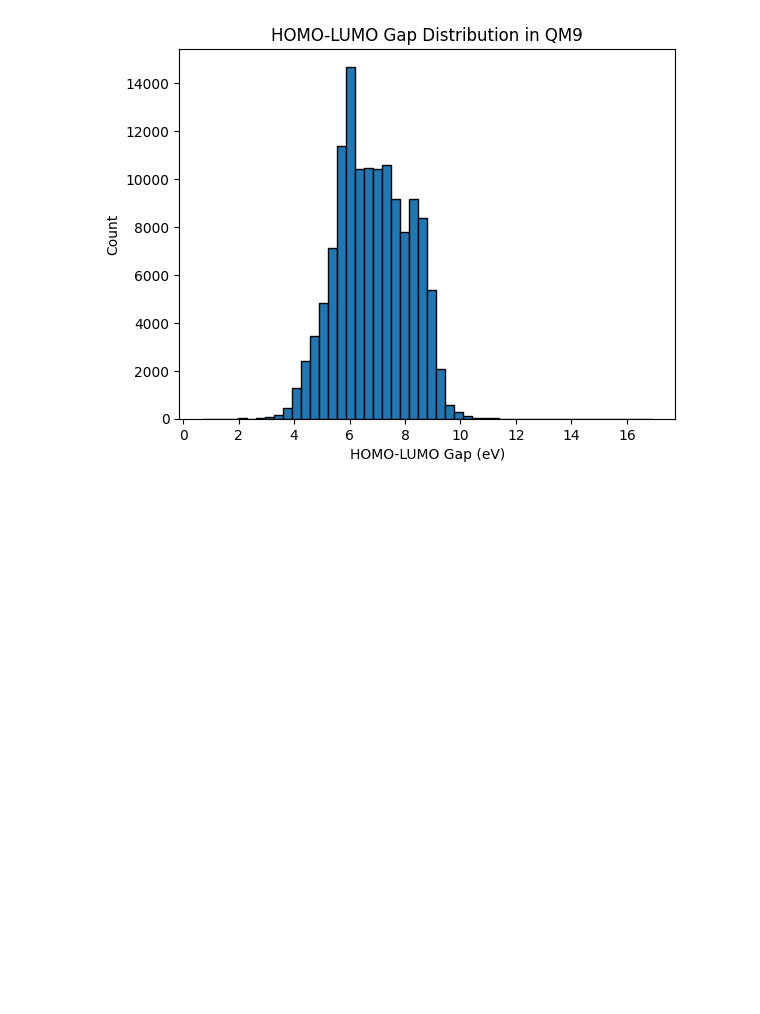
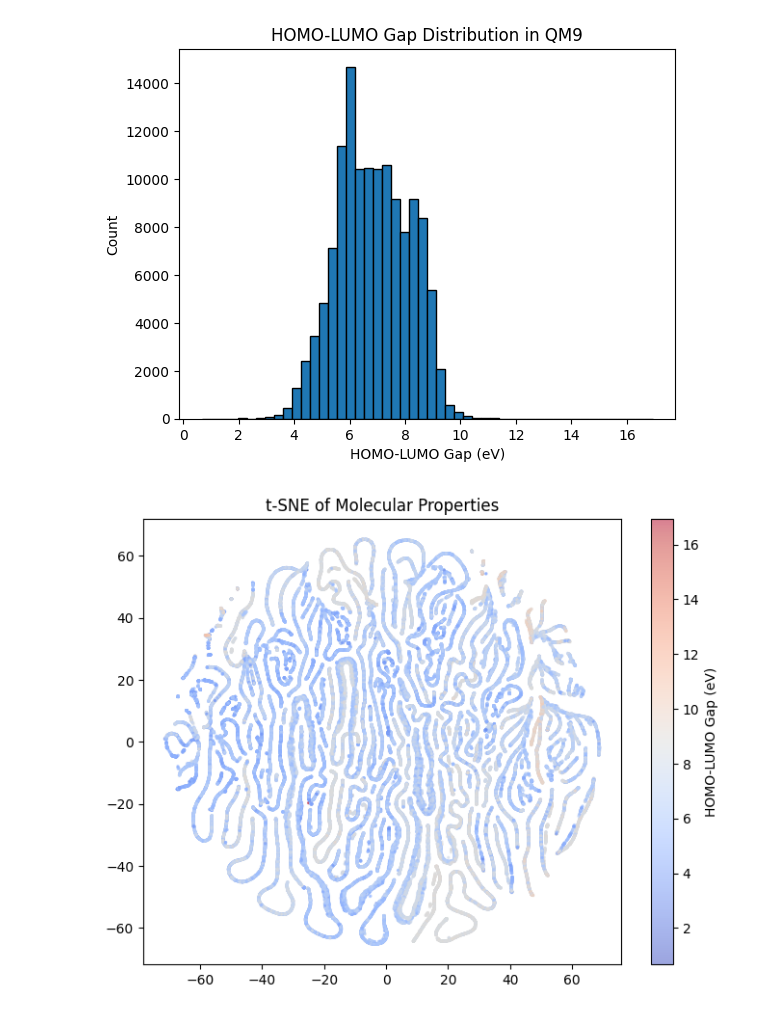
Before and after one commit to jphaupt/generative-molecular-design, a Jupyter notebook: notebooks/01_explore_qm9.ipynb, the cells around one changed output. Cells and saved outputs as stored; diff of their text form; code cells hidden in the pictures; blank space fills up the shorter version.

Commit message:
some tsne (unfortunately not very helpful)

```diff
--- a/notebooks/01_explore_qm9.ipynb
+++ b/notebooks/01_explore_qm9.ipynb
@@ -69,3 +68,32 @@ plt.title("HOMO-LUMO Gap Distribution in QM9")
 plt.show()
 # %% [output]
 [figure]
+# %%
+# use PCA to reduce dimensionality to 5D
+# then tSNE to reduce to 2D
+# colour code according to HOMO-LUMO gap to
+# get an idea of the distribution
+
+import numpy as np
+from sklearn.decomposition import PCA
+from sklearn.manifold import TSNE
+
+# graph/molecule/target properties
+Y = torch.cat([data.y for data in dataset], dim=0).numpy()
+
+homo_lumo_gap = Y[:, 4]
+
+pca = PCA(n_components=4)
+Y_pca = pca.fit_transform(Y)
+
+# Apply t-SNE on reduced 5D space
+tsne = TSNE(n_components=2, perplexity=50, random_state=42, n_jobs=16, method='barnes_hut', max_iter=500)
+Y_embedded = tsne.fit_transform(Y_pca)
+
+plt.figure(figsize=(8, 6))
+plt.scatter(Y_embedded[:, 0], Y_embedded[:, 1], c=homo_lumo_gap, cmap="coolwarm", alpha=0.5, s=2)
+plt.colorbar(label="HOMO-LUMO Gap (eV)")
+plt.title("t-SNE of Molecular Properties")
+plt.show()
+# %% [output]
+[figure, added]
```
Also changed, not shown: parts of 1 cell of this notebook.
